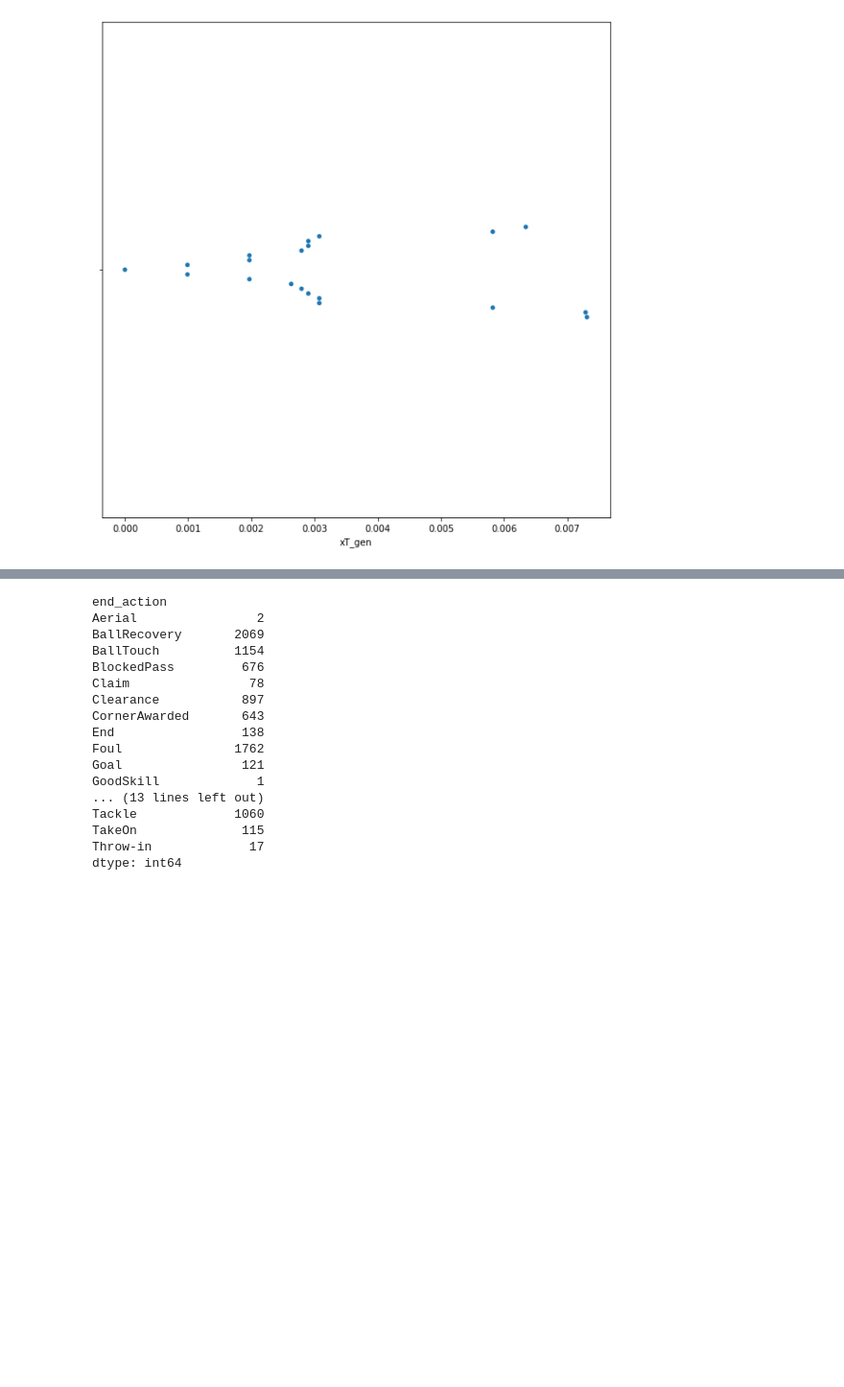
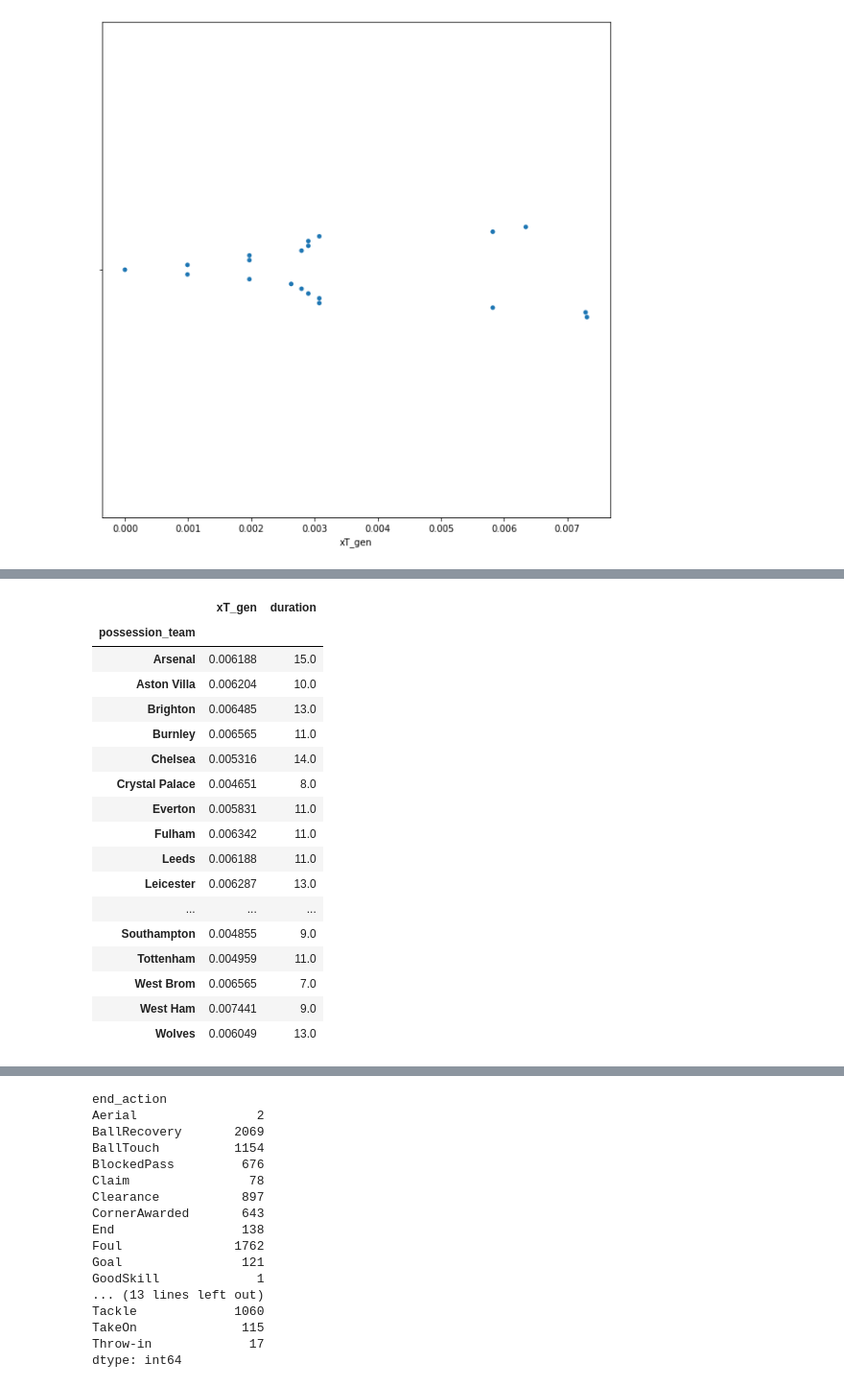
Before and after one commit to Rit-ctrl/UCSAS_2021_Poster, a Jupyter notebook: notebooks/03-Results.ipynb, the cells around one changed output, grey strips where cells are left out. Shown at 96% size. Drawn from its saved outputs; the diff is of its cells as text; code cells hidden in the pictures; blank space fills up the shorter version.

```diff
--- a/notebooks/03-Results.ipynb
+++ b/notebooks/03-Results.ipynb
@@ -313,0 +242,21 @@ df_results.query("Zone == 2")
+# %%
+df_throw.groupby('possession_team').median()[['xT_gen','duration']]
+# %% [output]
+|  | xT_gen | duration |
+| possession_team |  |  |
+| Arsenal | 0.006188 | 15.0 |
+| Aston Villa | 0.006204 | 10.0 |
+| Brighton | 0.006485 | 13.0 |
+| Burnley | 0.006565 | 11.0 |
+| Chelsea | 0.005316 | 14.0 |
+| Crystal Palace | 0.004651 | 8.0 |
+| Everton | 0.005831 | 11.0 |
+| Fulham | 0.006342 | 11.0 |
+| Leeds | 0.006188 | 11.0 |
+| Leicester | 0.006287 | 13.0 |
+| ... | ... | ... |
+| Southampton | 0.004855 | 9.0 |
+| Tottenham | 0.004959 | 11.0 |
+| West Brom | 0.006565 | 7.0 |
+| West Ham | 0.007441 | 9.0 |
+| Wolves | 0.006049 | 13.0 |
```
Also changed, not shown: parts of 16 cells of this notebook.
